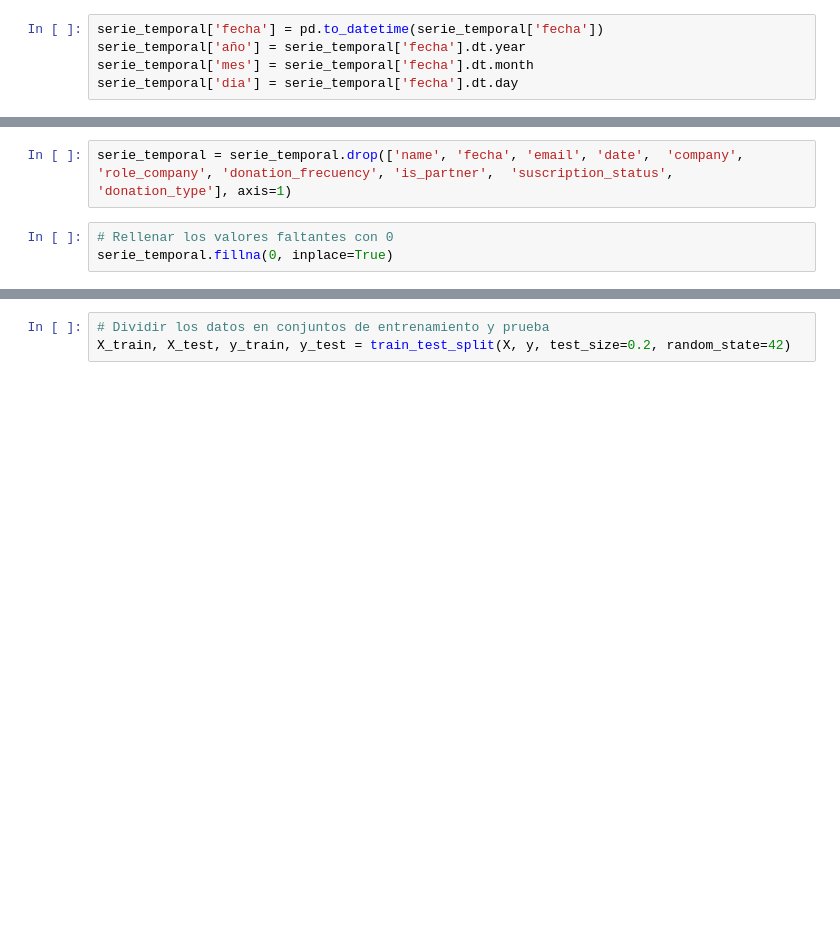
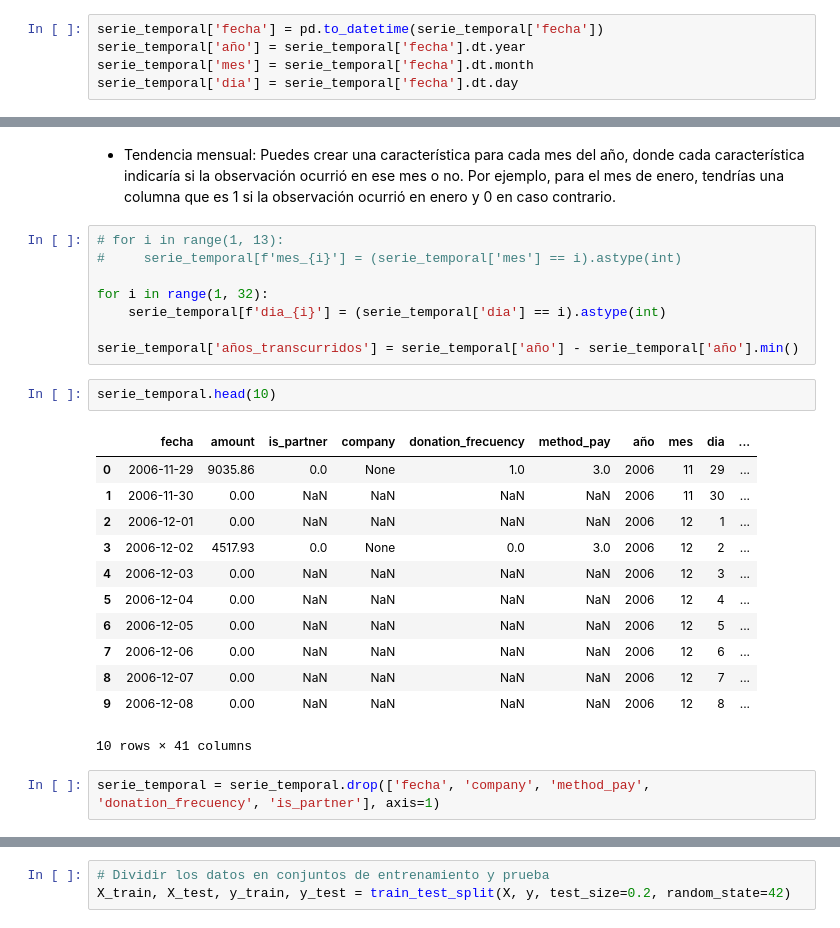
Before and after one commit to solfontan/DesafioTripulaciones, a Jupyter notebook: Regresion_model_individuals.ipynb, the cells around one changed output, grey strips where cells are left out. Saved outputs shown, nothing was run; the diff lists cells and outputs as text; blank space fills up the shorter version.

```diff
--- a/Regresion_model_individuals.ipynb
+++ b/Regresion_model_individuals.ipynb
@@ -75,5 +92,27 @@ memory usage: 668.7+ KB
+# %% [markdown]
+- Tendencia mensual: Puedes crear una característica para cada mes del año, donde cada característica indicaría si la observación ocurrió en ese mes o no. Por ejemplo, para el mes de enero, tendrías una columna que es 1 si la observación ocurrió en enero y 0 en caso contrario.
+# %%
+# for i in range(1, 13):
+#     serie_temporal[f'mes_{i}'] = (serie_temporal['mes'] == i).astype(int)
+
+for i in range(1, 32):
+    serie_temporal[f'dia_{i}'] = (serie_temporal['dia'] == i).astype(int)
+
+serie_temporal['años_transcurridos'] = serie_temporal['año'] - serie_temporal['año'].min()
+# %%
+serie_temporal.head(10)
+# %% [output]
+|  | fecha | amount | is_partner | company | donation_frecuency | method_pay | año | mes | dia | ... |
+| 0 | 2006-11-29 | 9035.86 | 0.0 | None | 1.0 | 3.0 | 2006 | 11 | 29 | ... |
+| 1 | 2006-11-30 | 0.00 | NaN | NaN | NaN | NaN | 2006 | 11 | 30 | ... |
+| 2 | 2006-12-01 | 0.00 | NaN | NaN | NaN | NaN | 2006 | 12 | 1 | ... |
+| 3 | 2006-12-02 | 4517.93 | 0.0 | None | 0.0 | 3.0 | 2006 | 12 | 2 | ... |
+| 4 | 2006-12-03 | 0.00 | NaN | NaN | NaN | NaN | 2006 | 12 | 3 | ... |
+| 5 | 2006-12-04 | 0.00 | NaN | NaN | NaN | NaN | 2006 | 12 | 4 | ... |
+| 6 | 2006-12-05 | 0.00 | NaN | NaN | NaN | NaN | 2006 | 12 | 5 | ... |
+| 7 | 2006-12-06 | 0.00 | NaN | NaN | NaN | NaN | 2006 | 12 | 6 | ... |
+| 8 | 2006-12-07 | 0.00 | NaN | NaN | NaN | NaN | 2006 | 12 | 7 | ... |
+| 9 | 2006-12-08 | 0.00 | NaN | NaN | NaN | NaN | 2006 | 12 | 8 | ... |
+10 rows × 41 columns
 # %%
-serie_temporal = serie_temporal.drop(['name', 'fecha', 'email', 'date',  'company', 'role_company', 'donation_frecuency', 'is_partner',  'suscription_status',  'donation_type'], axis=1)
+serie_temporal = serie_temporal.drop(['fecha', 'company', 'method_pay', 'donation_frecuency', 'is_partner'], axis=1)
-# %%
-# Rellenar los valores faltantes con 0
-serie_temporal.fillna(0, inplace=True)
```
Also changed, not shown: parts of 14 cells of this notebook, 2 other files.
